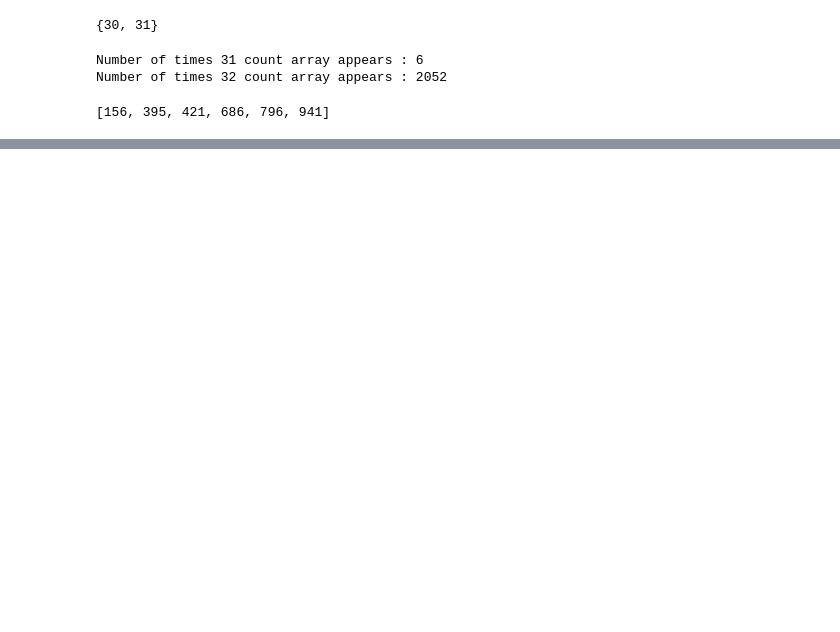
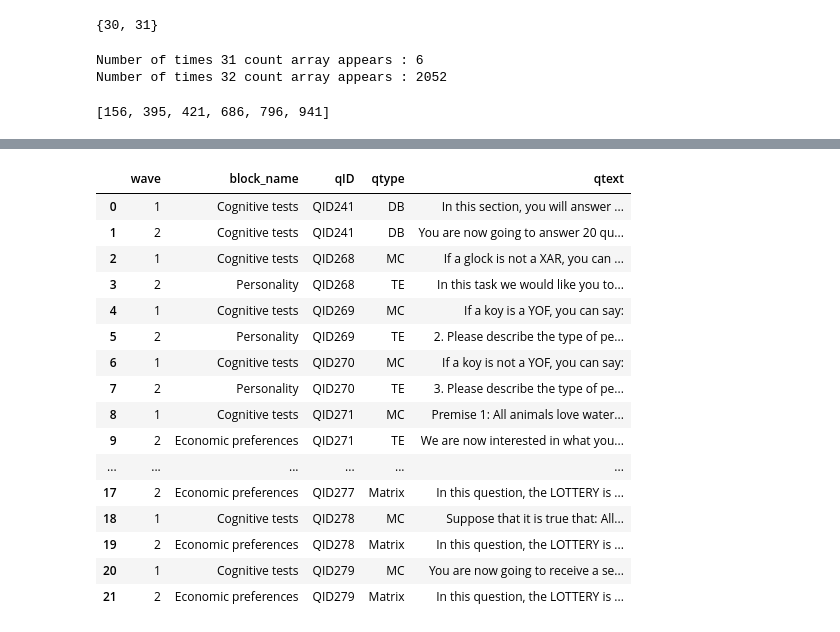
Before and after one commit to yashMaheshBangera/large-behavior-model-twin2k, a Jupyter notebook: notebooks/01_explore.ipynb, the cells around one changed output, grey strips where cells are left out. Drawn from its saved outputs; the diff is of its cells as text; code cells hidden in the pictures; blank space fills up the shorter version.

```diff
--- a/notebooks/01_explore.ipynb
+++ b/notebooks/01_explore.ipynb
@@ -221,2 +108,0 @@ def parse_extract_questions(df):
-# %%
-parsed_questions = parse_extract_questions(fp_df)
@@ -237,0 +226,6 @@ current_persona_0
+# %%
+q_n = (
+    parsed_questions_df.groupby(["wave", "block_name", "qID"])["pid"]
+    .nunique()
+    .reset_index(name="n_question")
+)
@@ -237,0 +248,29 @@ current_persona_0
+# %%
+dup_ids = q_n.loc[q_n.duplicated("qID", keep=False), "qID"].unique()
+
+duplicate_qIDs = (
+    parsed_questions_df[parsed_questions_df["qID"].isin(dup_ids)]
+    .drop_duplicates(["wave", "block_name", "qID"])
+    [["wave", "block_name", "qID", "qtype", "qtext"]]
+    .sort_values(["qID", "wave"])
+    .reset_index(drop=True)
+)
+duplicate_qIDs
+# %% [output]
+|  | wave | block_name | qID | qtype | qtext |
+| 0 | 1 | Cognitive tests | QID241 | DB | In this section, you will answer ... |
+| 1 | 2 | Cognitive tests | QID241 | DB | You are now going to answer 20 qu... |
+| 2 | 1 | Cognitive tests | QID268 | MC | If a glock is not a XAR, you can ... |
+| 3 | 2 | Personality | QID268 | TE | In this task we would like you to... |
+| 4 | 1 | Cognitive tests | QID269 | MC | If a koy is a YOF, you can say: |
+| 5 | 2 | Personality | QID269 | TE | 2. Please describe the type of pe... |
+| 6 | 1 | Cognitive tests | QID270 | MC | If a koy is not a YOF, you can say: |
+| 7 | 2 | Personality | QID270 | TE | 3. Please describe the type of pe... |
+| 8 | 1 | Cognitive tests | QID271 | MC | Premise 1: All animals love water... |
+| 9 | 2 | Economic preferences | QID271 | TE | We are now interested in what you... |
+| ... | ... | ... | ... | ... | ... |
+| 17 | 2 | Economic preferences | QID277 | Matrix | In this question, the LOTTERY is ... |
+| 18 | 1 | Cognitive tests | QID278 | MC | Suppose that it is true that: All... |
+| 19 | 2 | Economic preferences | QID278 | Matrix | In this question, the LOTTERY is ... |
+| 20 | 1 | Cognitive tests | QID279 | MC | You are now going to receive a se... |
+| 21 | 2 | Economic preferences | QID279 | Matrix | In this question, the LOTTERY is ... |
```
Also changed, not shown: parts of 49 cells of this notebook.
